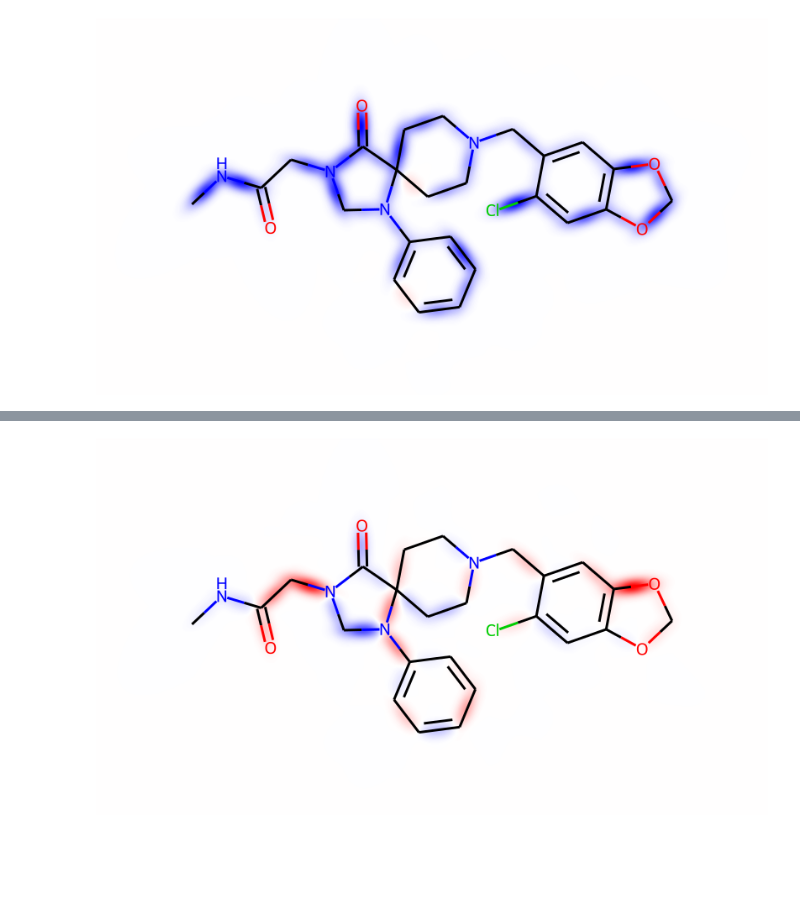
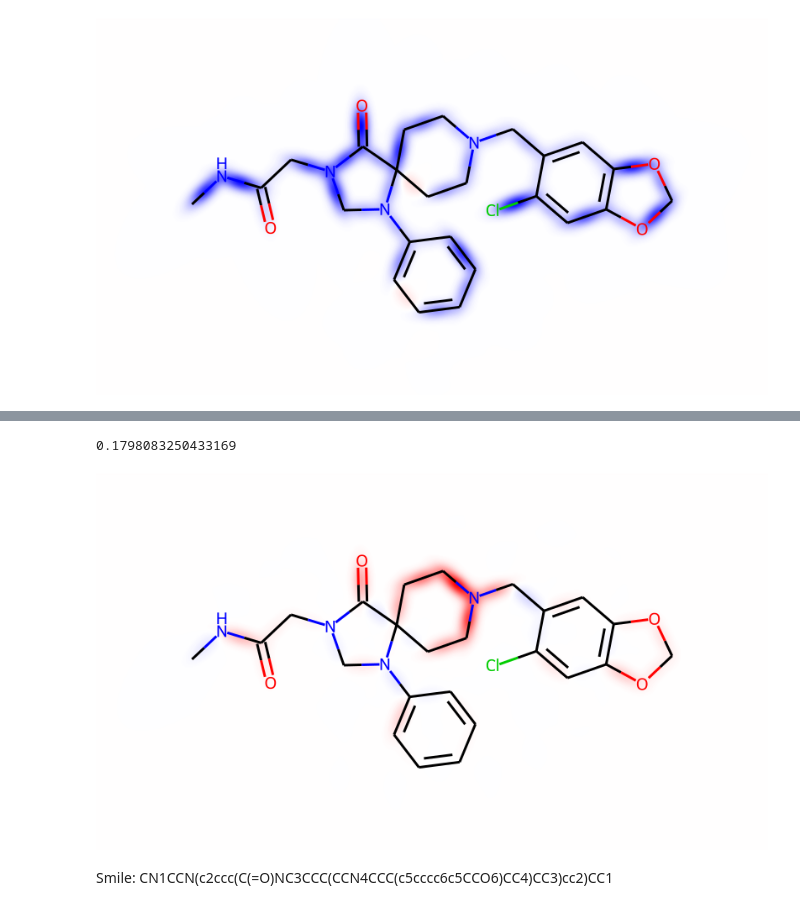
Before and after one commit to AndMastro/EdgeSHAPer, a Jupyter notebook: src/explanations_visualizer.ipynb, the cells around one changed output, grey strips where cells are left out. Saved outputs shown, nothing was run; the diff lists cells and outputs as text; code cells hidden in the pictures; blank space fills up the shorter version.

```diff
--- a/src/explanations_visualizer.ipynb
+++ b/src/explanations_visualizer.ipynb
@@ -22,0 +28,4 @@ nx.draw(pysmile_mol, labels = labels, pos=nx.spring_layout(pysmile_mol))
+# %%
+for i in range(num_atoms):
+    print("Atom: ", i, " " , test_mol.GetAtomWithIdx(i).GetSymbol())
+    #CNC(=O)CN1CN(c2ccccc2)C2(CCN(Cc3cc4c(cc3Cl)OCO4)CC2)C1=O
@@ -22,0 +50,11 @@ nx.draw(pysmile_mol, labels = labels, pos=nx.spring_layout(pysmile_mol))
+# %%
+rdkit_bonds = {}
+
+for i in range(num_bonds):
+    init_atom = test_mol.GetBondWithIdx(i).GetBeginAtomIdx()
+    end_atom = test_mol.GetBondWithIdx(i).GetEndAtomIdx()
+    bond_type = test_mol.GetBondWithIdx(i).GetBondType()
+    print("Bond: ", i, " " , init_atom, "-" , end_atom, " ", bond_type)
+    rdkit_bonds[(init_atom, end_atom)] = i
+    #CNC(=O)CN1CN(c2ccccc2)C2(CCN(Cc3cc4c(cc3Cl)OCO4)CC2)C1=O
+rdkit_bonds
@@ -149,7 +255,3 @@ edge_index = [[ 0,  1,  1,  2,  2,  2,  3,  4,  4,  5,  5,  5,  6,  6,  7,  7,
          15, 17, 16, 18, 29, 17, 19, 18, 20, 24, 19, 21, 20, 22, 28, 21, 23, 26,
          22, 24, 19, 23, 25, 24, 22, 27, 26, 28, 21, 27, 17, 30, 14, 29,  5, 14,
          32, 31]]
-# %%
-for i in range(len(edge_index)):
-    for j in range(len(edge_index[0])):
-        pass
@@ -159,0 +260,16 @@ len(phi)/2
+# %%
+rdkit_bonds
+rdkit_bonds_phi = [0]*num_bonds
+for i in range(len(phi)):
+    phi_value = phi[i]
+    init_atom = edge_index[0][i]
+    end_atom = edge_index[1][i]
+
+    if (init_atom, end_atom) in rdkit_bonds:
+        bond_index = rdkit_bonds[(init_atom, end_atom)]
+        rdkit_bonds_phi[bond_index] += phi_value
+    if (end_atom, init_atom) in rdkit_bonds:
+        bond_index = rdkit_bonds[(end_atom, init_atom)]
+        rdkit_bonds_phi[bond_index] += phi_value
+
+rdkit_bonds_phi
@@ -160,6 +294,12 @@ len(phi)/2
+# %%
+rdkit_bonds_phi[16]
+# %% [output]
+0.1798083250433169
 # %%
-canvas = mapvalues2mol(test_mol, None, phi[:len(phi)//2], atom_width=0.2, bond_length=0.5, bond_width=0.2)
+canvas = mapvalues2mol(test_mol, None, rdkit_bonds_phi, atom_width=0.2, bond_length=0.5, bond_width=0.2) #TBD: only one direction for edges? bonds weights is wrt rdkit bonds order?
 img = transform2png(canvas.GetDrawingText())
 img
 # %% [output]
-[figure, old version]
+[figure, new version]
+# %% [markdown]
+Smile: CN1CCN(c2ccc(C(=O)NC3CCC(CCN4CCC(c5cccc6c5CCO6)CC4)CC3)cc2)CC1
```
Also changed, not shown: parts of 19 cells of this notebook, 1 other file.
